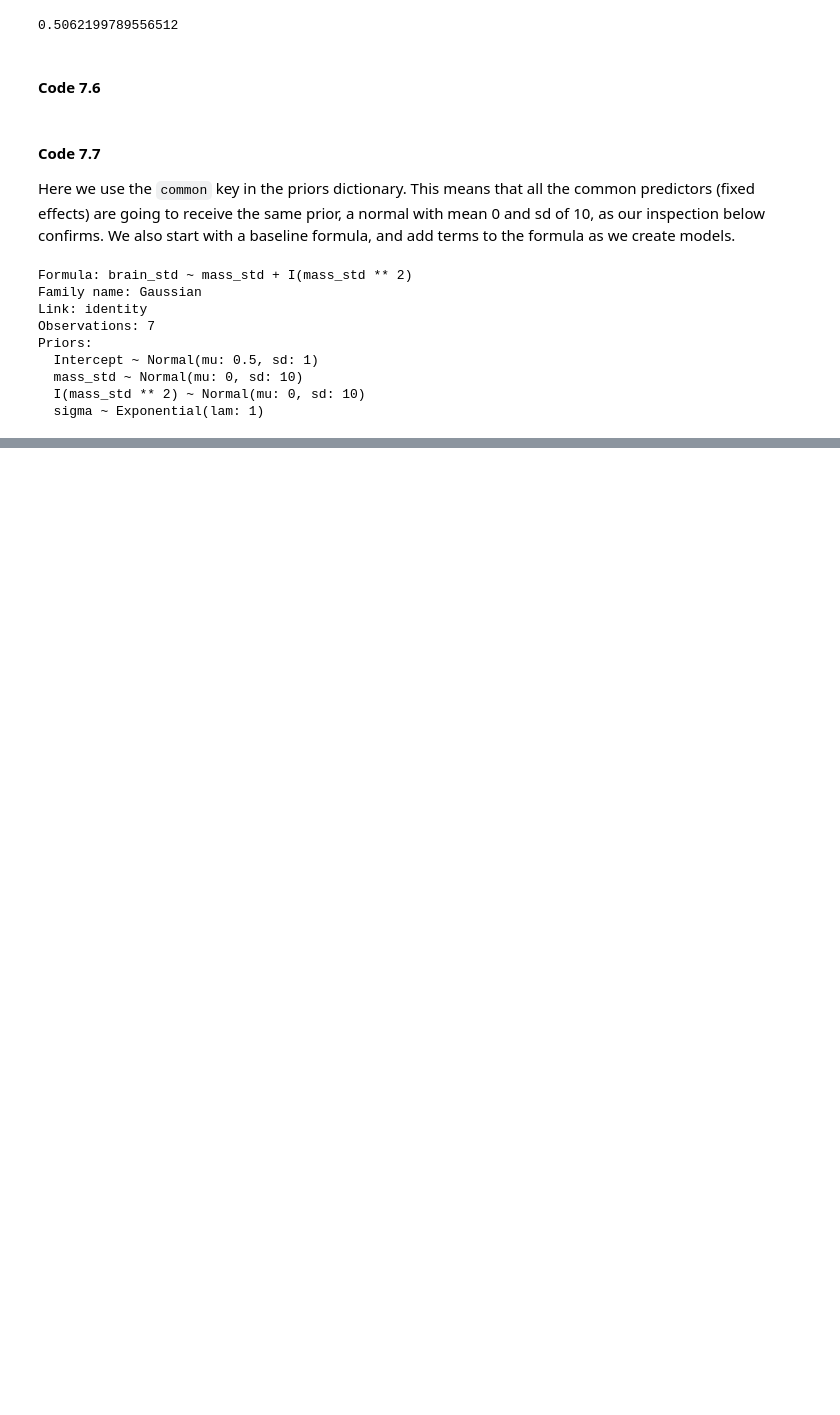
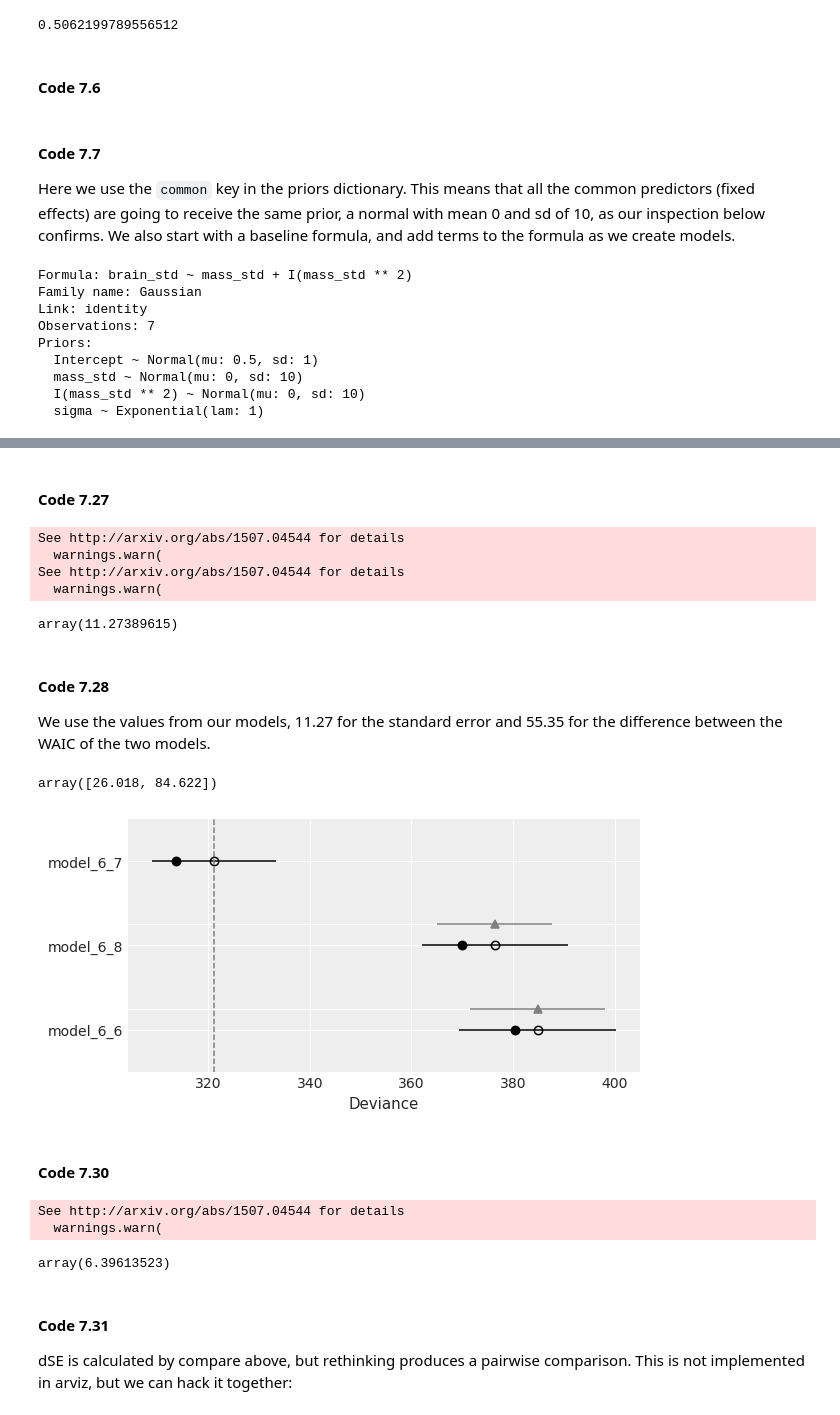
Before and after one commit to bambinos/educational-resources, a Jupyter notebook: Rethinking/Chp_07.ipynb, the cells around one changed output, grey strips where cells are left out. Cells and saved outputs as stored; diff of their text form; code cells hidden in the pictures; blank space fills up the shorter version.

```diff
--- a/Rethinking/Chp_07.ipynb
+++ b/Rethinking/Chp_07.ipynb
@@ -202,0 +256,7 @@ R2_is_bad(model_7_6, results_7_6)
+# %%
+priors = {
+    "h0": bmb.Prior("Lognormal", mu=0, sigma=0.25),
+    "sigma": bmb.Prior("Exponential", lam=1),
+}
+model_6_6 = bmb.Model("h1 ~ 0 + h0", d, priors=priors)
+results_6_6 = model_6_6.fit()
@@ -202,0 +270,9 @@ R2_is_bad(model_7_6, results_7_6)
+# %%
+priors = {
+    "h0": bmb.Prior("Lognormal", mu=0, sigma=0.2),
+    "h0:treatment": bmb.Prior("Normal", mu=0, sd=0.5),
+    "h0:fungus": bmb.Prior("Normal", mu=0, sd=0.5),
+    "sigma": bmb.Prior("Exponential", lam=1),
+}
+model_6_7 = bmb.Model("h1 ~ 0 + h0 + h0:treatment + h0:fungus", d, priors=priors)
+results_6_7 = model_6_7.fit()
@@ -202,0 +286,8 @@ R2_is_bad(model_7_6, results_7_6)
+# %%
+priors = {
+    "h0": bmb.Prior("Lognormal", mu=0, sigma=0.2),
+    "h0:treatment": bmb.Prior("Normal", mu=0, sd=0.5),
+    "sigma": bmb.Prior("Exponential", lam=1),
+}
+model_6_8 = bmb.Model("h1 ~ 0 + h0 + h0:treatment", d, priors=priors)
+results_6_8 = model_6_8.fit()
@@ -202,0 +317,11 @@ R2_is_bad(model_7_6, results_7_6)
+# %%
+compare_df = az.compare(
+    {
+        "model_6_6": results_6_6,
+        "model_6_7": results_6_7,
+        "model_6_8": results_6_8,
+    },
+    ic="waic",
+    scale="deviance",
+)
+compare_df
@@ -202,0 +339,45 @@ R2_is_bad(model_7_6, results_7_6)
+# %% [markdown]
+#### Code 7.27
+# %%
+waic_m_6_7 = az.waic(results_6_7, pointwise=True, scale="deviance")
+waic_m_6_8 = az.waic(results_6_8, pointwise=True, scale="deviance")
+
+# pointwise values are stored in the waic_i attribute.
+diff_m_6_7_m_6_8 = waic_m_6_7.waic_i - waic_m_6_8.waic_i
+
+n = len(diff_m_6_7_m_6_8)
+
+np.sqrt(n * np.var(diff_m_6_7_m_6_8)).values
+# %% [output]
+See http://arxiv.org/abs/1507.04544 for details
+  warnings.warn(
+See http://arxiv.org/abs/1507.04544 for details
+  warnings.warn(
+array(11.27389615)
+# %% [markdown]
+#### Code 7.28
+
+We use the values from our models, 11.27 for the standard error and 55.35 for the difference between the WAIC of the two models.
+# %%
+55.32 + np.array([-1, 1]) * 11.27 * 2.6
+# %% [output]
+array([26.018, 84.622])
+# %%
+az.plot_compare(compare_df);
+# %% [output]
+[figure, added]
+# %% [markdown]
+#### Code 7.30
+# %%
+waic_m_6_6 = az.waic(results_6_6, pointwise=True, scale="deviance")
+diff_m6_6_m6_8 = waic_m_6_6.waic_i - waic_m_6_8.waic_i
+n = len(diff_m6_6_m6_8)
+np.sqrt(n * np.var(diff_m6_6_m6_8)).values
+# %% [output]
+See http://arxiv.org/abs/1507.04544 for details
+  warnings.warn(
+array(6.39613523)
+# %% [markdown]
+#### Code 7.31
+
+dSE is calculated by compare above, but rethinking produces a pairwise comparison. This is not implemented in arviz, but we can hack it together:
```
Also changed, not shown: parts of 54 cells of this notebook, 1 other file.
